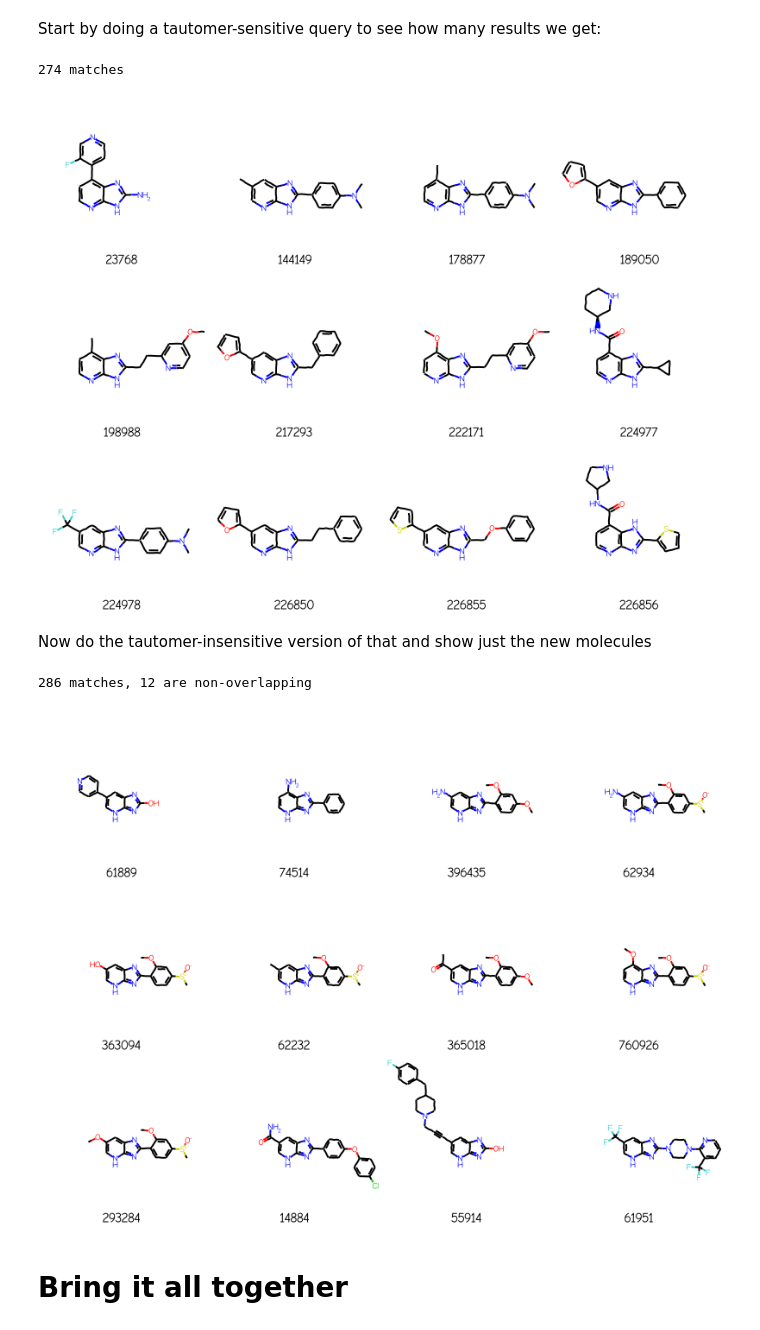
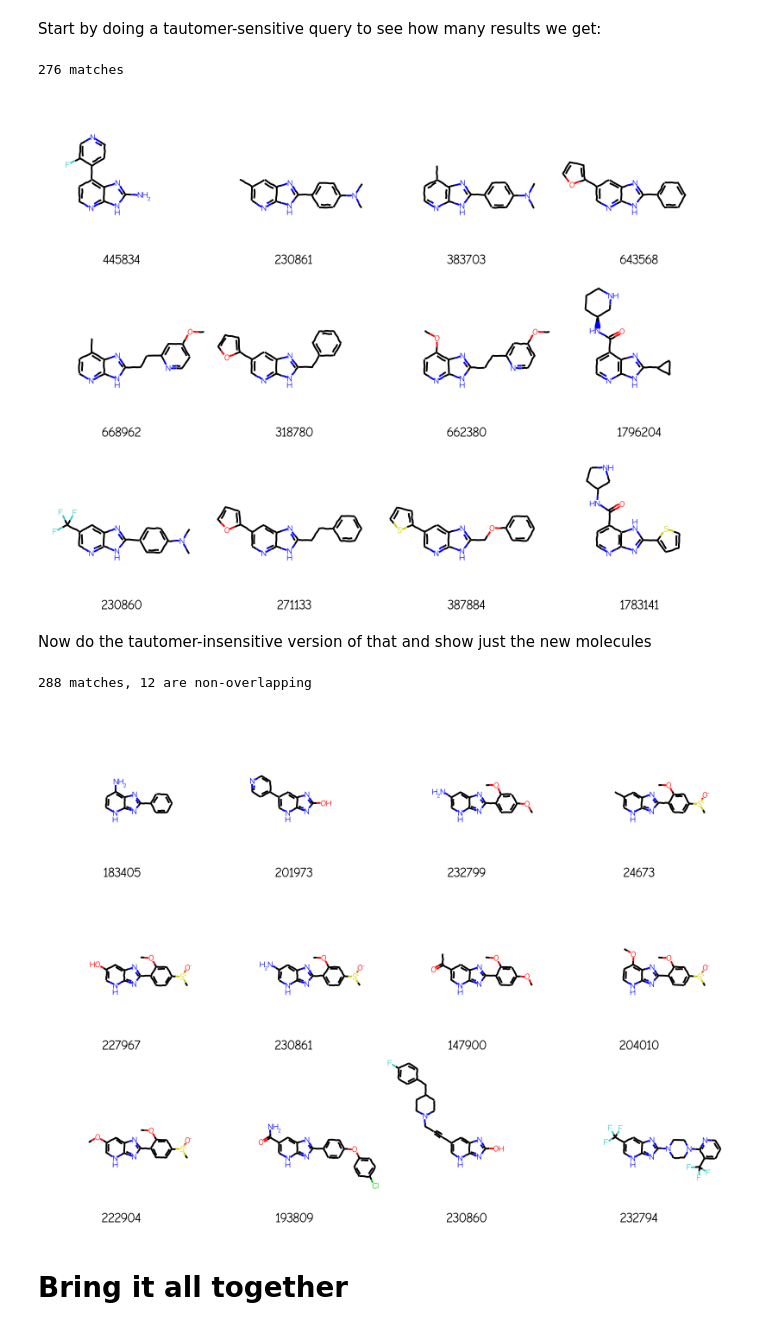
Before and after one commit to greglandrum/rdkit-blog-fastpages, a Jupyter notebook: _notebooks/2021-08-03-generalized-substructure-search.ipynb, the cells around one changed output. Drawn from its saved outputs; the diff is of its cells as text; code cells hidden in the pictures.

````diff
--- a/_notebooks/2021-08-03-generalized-substructure-search.ipynb
+++ b/_notebooks/2021-08-03-generalized-substructure-search.ipynb
@@ -75,7 +77,7 @@ pickle.dump(library,open('../data/chembl29_ssslib.pkl','wb+'))
 ```
 # %%
 import pickle
-with open('../data/chembl29_ssslib.pkl','rb') as inf:
+with open('./results/chembl29_ssslib.pkl','rb') as inf:
     sslib = pickle.load(inf)
 print(f'SubstructLibrary loaded with {len(sslib)} molecules')
 # %% [output]
@@ -125,11 +127,11 @@ qry
 [figure]
 # %%
 bndl = rdMolEnumerator.Enumerate(qry)
-matches = []
-for m in bndl:
-    matches.extend(sslib.GetMatches(m))
+matches = sslib.GetMatches(bndl)
 print(f'{len(matches)} matches')
 mols = [sslib.GetMol(x) for x in matches]
-mols = sorted(mols,key=lambda x:x.GetNumAtoms())
-Draw.MolsToGridImage(mols[:12],legends=[str(x+1) for x in matches],molsPerRow=4)
+# sort the molecules by number of atoms and preserve the match ID
+sorted_res = sorted(zip(mols,matches),key=lambda x:x[0].GetNumAtoms())
+sorted_mols,sorted_matches = zip(*sorted_res)
+Draw.MolsToGridImage(sorted_mols[:12],legends=[str(x) for x in sorted_matches],molsPerRow=4)
 # %% [output]
@@ -138,13 +140,14 @@ Draw.MolsToGridImage(mols[:12],legends=[str(x+1) for x in matches],molsPerRow=4)
 # %% [markdown]
 Those include some addditional rings attached to the core in molecules like 1476, 10083, and 10853. We can prevent that by calling `AdjustQueryProperties()`:
 # %%
-bndl = rdMolEnumerator.Enumerate(qry)
-matches = []
-for m in bndl:
-    m = Chem.AdjustQueryProperties(m)
-    matches.extend(sslib.GetMatches(m))
+bndl = Chem.MolBundle()
+for m in rdMolEnumerator.Enumerate(qry):
+    bndl.AddMol(Chem.AdjustQueryProperties(m))
+matches = sslib.GetMatches(bndl)
 print(f'{len(matches)} matches')
 mols = [sslib.GetMol(x) for x in matches]
-mols = sorted(mols,key=lambda x:x.GetNumAtoms())
-Draw.MolsToGridImage(mols[:12],legends=[str(x+1) for x in matches],molsPerRow=4)
+# sort the molecules by number of atoms and preserve the match ID
+sorted_res = sorted(zip(mols,matches),key=lambda x:x[0].GetNumAtoms())
+sorted_mols,sorted_matches = zip(*sorted_res)
+Draw.MolsToGridImage(sorted_mols[:12],legends=[str(x) for x in sorted_matches],molsPerRow=4)
 # %% [output]
@@ -200,12 +203,12 @@ qry
 [figure]
 # %%
 bndl = rdMolEnumerator.Enumerate(qry)
-matches = []
-for m in bndl:
-    matches.extend(sslib.GetMatches(m))
+matches = sslib.GetMatches(bndl)
 print(f'{len(matches)} matches')
 mols = [sslib.GetMol(x) for x in matches]
-mols = sorted(mols,key=lambda x:x.GetNumAtoms())
-Draw.MolsToGridImage(mols[:12],legends=[str(x+1) for x in matches],molsPerRow=4)
+# sort the molecules by number of atoms and preserve the match ID
+sorted_res = sorted(zip(mols,matches),key=lambda x:x[0].GetNumAtoms())
+sorted_mols,sorted_matches = zip(*sorted_res)
+Draw.MolsToGridImage(sorted_mols[:12],legends=[str(x) for x in sorted_matches],molsPerRow=4)
 # %% [output]
 193 matches
@@ -299,31 +300,33 @@ for m in bndl:
     matches.extend(sslib.GetMatches(m))
 print(f'{len(matches)} matches')
 mols = [sslib.GetMol(x) for x in matches]
-mols = sorted(mols,key=lambda x:x.GetNumAtoms())
 
-
-drawAlignedMols(mols[:12],qry,[str(x) for x in matches])
+# sort the molecules by number of atoms and preserve the match ID
+sorted_res = sorted(zip(mols,matches),key=lambda x:x[0].GetNumAtoms())
+sorted_mols,sorted_matches = zip(*sorted_res)
+drawAlignedMols(sorted_mols[:12],qry,[str(x) for x in sorted_matches])
 # %% [output]
-274 matches
+276 matches
-[figure, old version]
+[figure, new version]
 # %% [markdown]
 Now do the tautomer-insensitive version of that and show just the new molecules
 # %%
 bndl = rdMolEnumerator.Enumerate(qry)
 matches2 = []
 for m in bndl:
     m = Chem.AdjustQueryProperties(m)
     tqry = rdTautomerQuery.TautomerQuery(m)
     matches2.extend(sslib.GetMatches(tqry))
 extras = set(matches2).difference(matches)
 print(f'{len(matches2)} matches, {len(extras)} are non-overlapping')
 mols = [sslib.GetMol(x) for x in extras]
-mols = sorted(mols,key=lambda x:x.GetNumAtoms())
-
-drawAlignedMols(mols[:12],qry,legends=[str(x) for x in extras])
+# sort the molecules by number of atoms and preserve the match ID
+sorted_res = sorted(zip(mols,matches),key=lambda x:x[0].GetNumAtoms())
+sorted_mols,sorted_matches = zip(*sorted_res)
+drawAlignedMols(sorted_mols[:12],qry,[str(x) for x in sorted_matches])
 # %% [output]
-286 matches, 12 are non-overlapping
+288 matches, 12 are non-overlapping
-[figure, old version]
+[figure, new version]
 # %% [markdown]
 # Bring it all together
 # %% [markdown]
````
Also changed, not shown: parts of 12 cells of this notebook, 1 other file.
